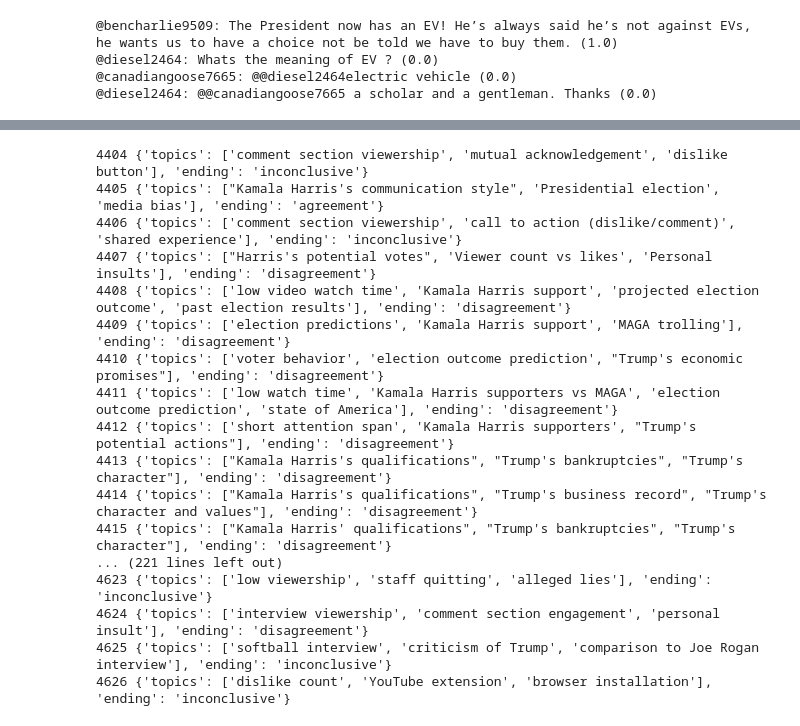
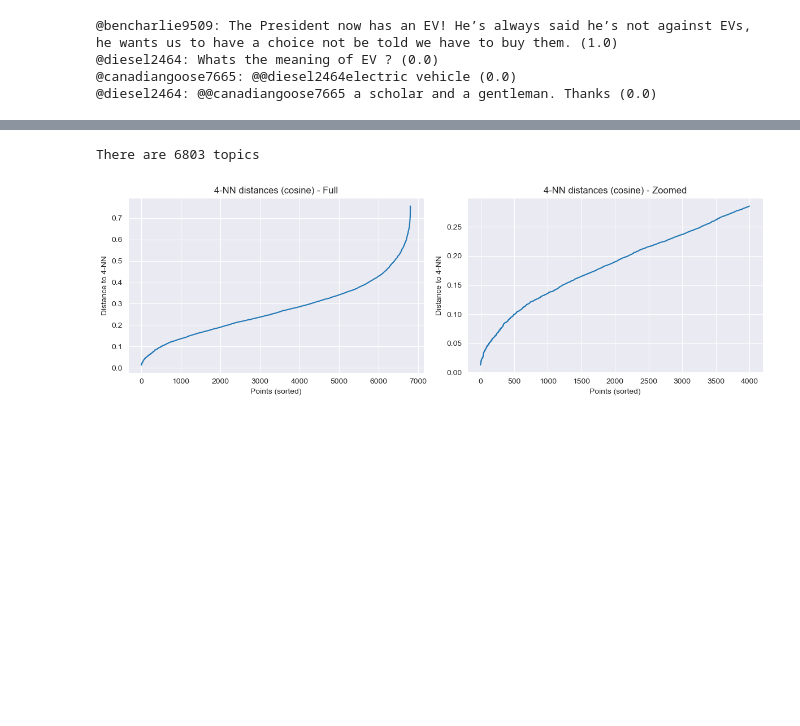
Before and after one commit to Filippo-Corti/SocialMediaMining, a Jupyter notebook: Project/YoutubeConversations.ipynb, the cells around one changed output, grey strips where cells are left out. Cells and saved outputs as stored; diff of their text form; code cells hidden in the pictures; blank space fills up the shorter version.

```diff
--- a/Project/YoutubeConversations.ipynb
+++ b/Project/YoutubeConversations.ipynb
@@ -637,37 +608,71 @@ def branch_to_string(branch : list[youtube.YTComment]) -> str:
         result += f"{comment.author.display_name}: {comment.content}"
     return result
 
-# Open file in append mode so you can resume if needed
 with open("branch_topics_ending.csv", mode="a", newline="", encoding="utf-8") as f:
     writer = csv.writer(f)
-    # Optionally write header if file is empty
     f.seek(0, 2)
     if f.tell() == 0:
         writer.writerow(["branch_id", "topics", "ending"])
 
     for idx, branch in branch_by_id.items():
-        if idx < 4404: continue
         json_response = text_classifier.get_gemini_discussion_analysis(branch_to_string(branch))
-        print(idx, json_response)
         topics = " - ".join(json_response["topics"])
         ending = json_response["ending"]
         writer.writerow([idx, topics, ending])
         f.flush()
+
+        print(idx, json_response)
-# %% [output]
-4404 {'topics': ['comment section viewership', 'mutual acknowledgement', 'dislike button'], 'ending': 'inconclusive'}
-4405 {'topics': ["Kamala Harris's communication style", 'Presidential election', 'media bias'], 'ending': 'agreement'}
-4406 {'topics': ['comment section viewership', 'call to action (dislike/comment)', 'shared experience'], 'ending': 'inconclusive'}
-4407 {'topics': ["Harris's potential votes", 'Viewer count vs likes', 'Personal insults'], 'ending': 'disagreement'}
-4408 {'topics': ['low video watch time', 'Kamala Harris support', 'projected election outcome', 'past election results'], 'ending': 'disagreement'}
-4409 {'topics': ['election predictions', 'Kamala Harris support', 'MAGA trolling'], 'ending': 'disagreement'}
-4410 {'topics': ['voter behavior', 'election outcome prediction', "Trump's economic promises"], 'ending': 'disagreement'}
-4411 {'topics': ['low watch time', 'Kamala Harris supporters vs MAGA', 'election outcome prediction', 'state of America'], 'ending': 'disagreement'}
-4412 {'topics': ['short attention span', 'Kamala Harris supporters', "Trump's potential actions"], 'ending': 'disagreement'}
-4413 {'topics': ["Kamala Harris's qualifications", "Trump's bankruptcies", "Trump's character"], 'ending': 'disagreement'}
-4414 {'topics': ["Kamala Harris's qualifications", "Trump's business record", "Trump's character and values"], 'ending': 'disagreement'}
-4415 {'topics': ["Kamala Harris' qualifications", "Trump's bankruptcies", "Trump's character"], 'ending': 'disagreement'}
-... (221 lines left out)
-4623 {'topics': ['low viewership', 'staff quitting', 'alleged lies'], 'ending': 'inconclusive'}
-4624 {'topics': ['interview viewership', 'comment section engagement', 'personal insult'], 'ending': 'disagreement'}
-4625 {'topics': ['softball interview', 'criticism of Trump', 'comparison to Joe Rogan interview'], 'ending': 'inconclusive'}
-4626 {'topics': ['dislike count', 'YouTube extension', 'browser installation'], 'ending': 'inconclusive'}
+# %%
+# Topics are very noisy - We can use Clustering to find around 10 relevant topics
+
+df = pd.read_csv("branch_topics_ending.csv", sep=",")
+
+# 1. Extract single topics from csv
+df["topics"] = df["topics"].str.split(" - ")
+df = df.explode("topics")
+df["topics"] = df["topics"].str.strip()
+# %%
+# 2. Extract unique topics list
+unique_topics = df["topics"].unique().tolist()
+
+print(f"There are {len(unique_topics)} topics")
+# %% [output]
+There are 6803 topics
+# %%
+# 3. Run text embedding for clustering
+model = SentenceTransformer("all-MiniLM-L6-v2")
+embeddings = model.encode(unique_topics)
+# %%
+# Step 4: Find EPS value for DBSCAN
+# DBSCAN is used compared to KMeans because of the ability to filter out noise with very little effort
+
+min_samples = 4
+
+neighbors = NearestNeighbors(n_neighbors=min_samples, metric='cosine')
+neighbors_fit = neighbors.fit(embeddings)
+distances, indices = neighbors_fit.kneighbors(embeddings)
+
+# Get distance to the k-th nearest neighbor for each point
+k_distances = np.sort(distances[:, -1])
+
+
+fig, axes = plt.subplots(1, 2, figsize=(12, 4))
+
+# Full range plot
+axes[0].plot(k_distances)
+axes[0].set_title(f"{min_samples}-NN distances (cosine) - Full")
+axes[0].set_xlabel("Points (sorted)")
+axes[0].set_ylabel(f"Distance to {min_samples}-NN")
+axes[0].grid(True)
+
+# Zoomed-in plot
+axes[1].plot(k_distances[:4000])
+axes[1].set_title(f"{min_samples}-NN distances (cosine) - Zoomed")
+axes[1].set_xlabel("Points (sorted)")
+axes[1].set_ylabel(f"Distance to {min_samples}-NN")
+axes[1].grid(True)
+
+plt.tight_layout()
+plt.show()
+# %% [output]
+[figure, added]
```
Also changed, not shown: parts of 51 cells of this notebook, 4 other files.
